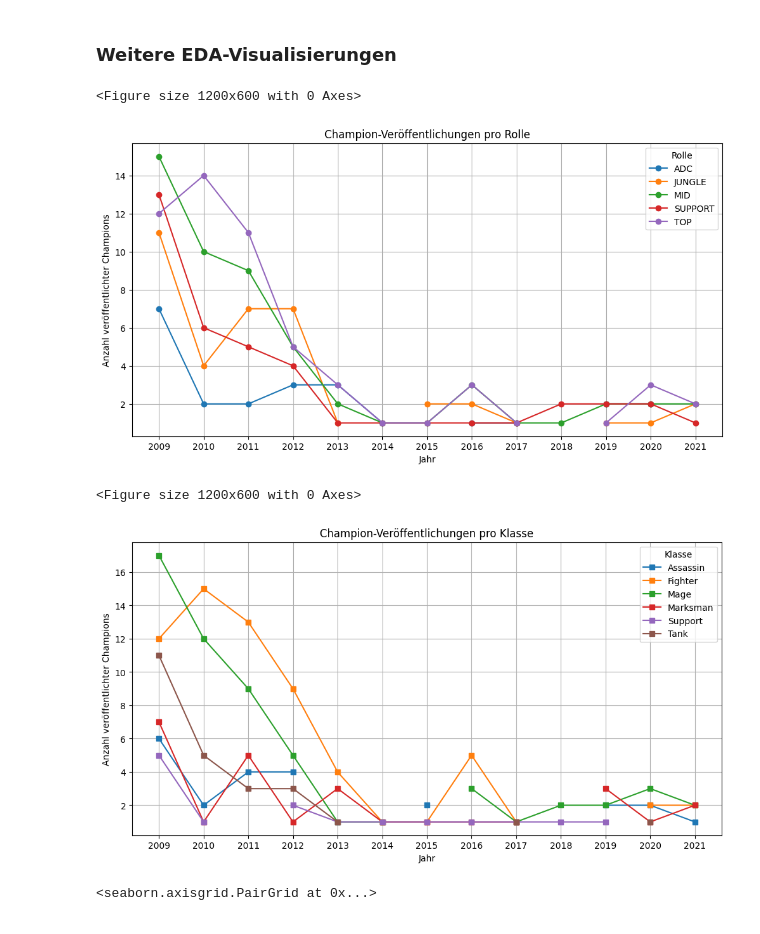
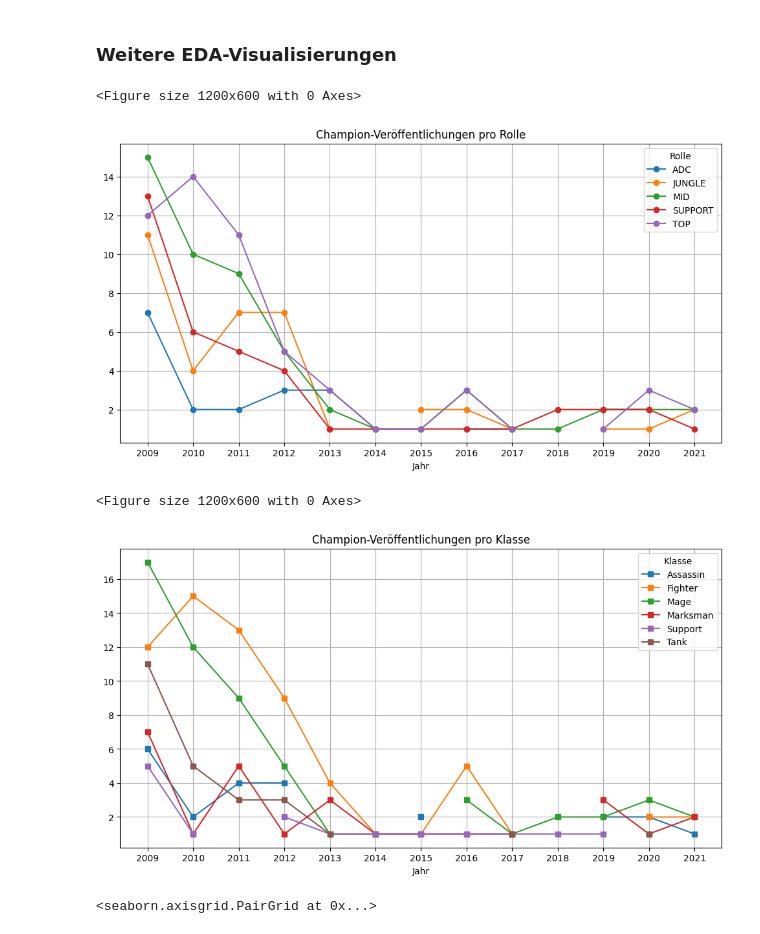
Before and after one commit to Maxtr2004/Data-Mining-Project, a Jupyter notebook: DataMiningProject-Notebook.ipynb, the cells around one changed output. Cells and saved outputs as stored; diff of their text form; code cells hidden in the pictures.

```diff
--- a/DataMiningProject-Notebook.ipynb
+++ b/DataMiningProject-Notebook.ipynb
@@ -85,6 +85,7 @@ df_basic.head()
 # Verbunden werden die Datensätze durch den gemeinsamen Schlüssel des Champion-Namens
 # Dabei wollen wir zum ersten Datensatz die Informationen bezüglich Veröffenlichungsdatum hinzufügen
 
+df_basic = pd.read_csv('200125_LoL_champion_data.csv')
 # Spaltennamen für Konsistenz anpassen
 df_basic.rename(columns={'apiname': 'Name'}, inplace=True)
 
@@ -314,7 +315,7 @@ dtype: int64
 plt.figure(figsize=(12, 6))
 role_counts.plot(kind='line', marker='o', linestyle='-', figsize=(12, 6))
 plt.xlabel("Jahr")
-plt.ylabel("Anzahl veröffentlichter Champions")
+plt.ylabel("")
 plt.title("Champion-Veröffentlichungen pro Rolle")
 plt.xticks(release_counts.index)
 plt.legend(title="Rolle")
@@ -322,21 +323,21 @@ plt.grid(True)
 plt.show()
 # %% [output]
 <Figure size 1200x600 with 0 Axes>
-[figure, old version]
+[figure, new version]
 # %%
 # Veröffentlichungen nach Klasse
 plt.figure(figsize=(12, 6))
 class_counts.plot(kind='line', marker='s', linestyle='-', figsize=(12, 6))
 plt.xlabel("Jahr")
-plt.ylabel("Anzahl veröffentlichter Champions")
+plt.ylabel("")
 plt.title("Champion-Veröffentlichungen pro Klasse")
 plt.xticks(release_counts.index)
 plt.legend(title="Klasse")
 plt.grid(True)
 plt.show()
 # %% [output]
 <Figure size 1200x600 with 0 Axes>
-[figure, old version]
+[figure, new version]
 # %%
 # Pairplot zur Visualisierung der Feature-Zusammenhänge
 sns.pairplot(df[numerical_features])
```
Also changed, not shown: parts of 44 cells of this notebook, 2 other files.
